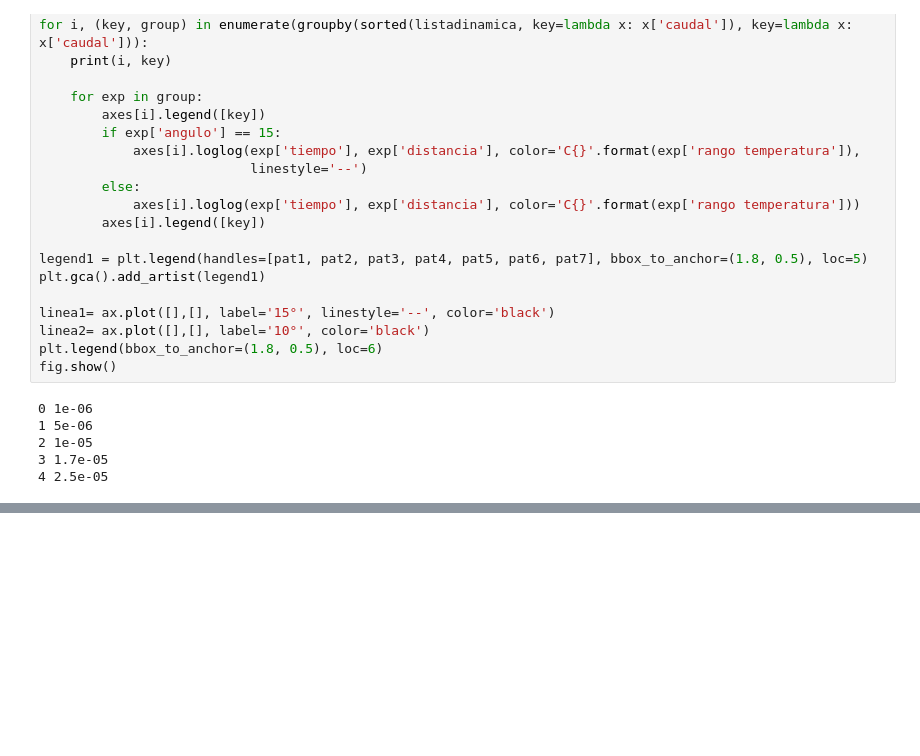
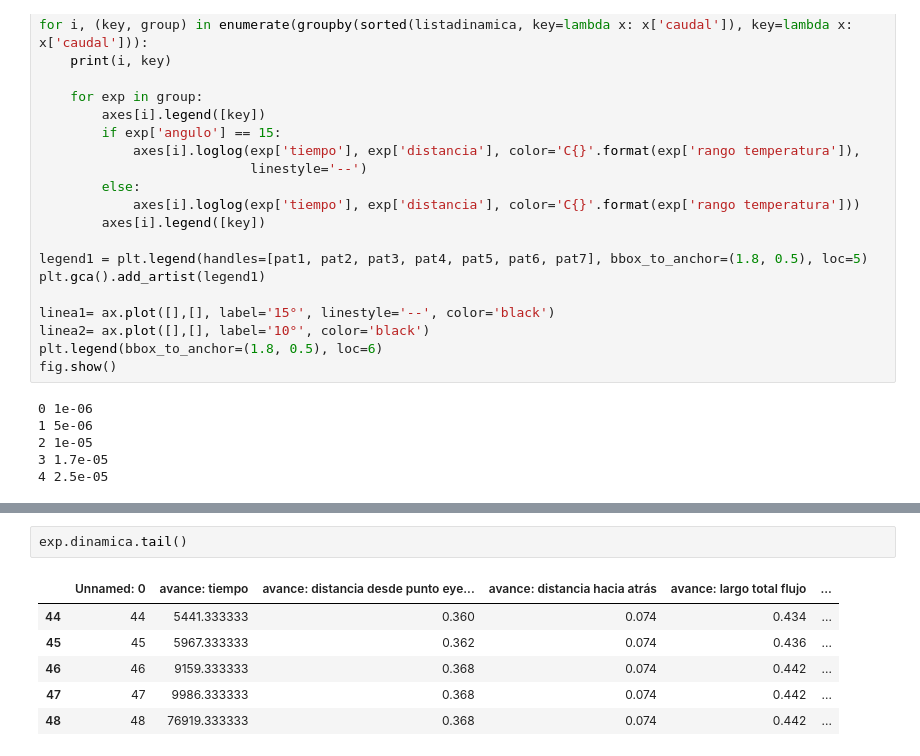
Before and after one commit to sikolio/experimentos_cvera, a Jupyter notebook: [EN USO] Graficos velocidad segun caudal, perfil final, espesor vs ancho..ipynb, the cells around one changed output, grey strips where cells are left out. Cells and saved outputs as stored; diff of their text form; blank space fills up the shorter version.

```diff
--- a/[EN USO] Graficos velocidad segun caudal, perfil final, espesor vs ancho..ipynb
+++ b/[EN USO] Graficos velocidad segun caudal, perfil final, espesor vs ancho..ipynb
@@ -343,0 +357,9 @@ fig.show()
+# %%
+exp.dinamica.tail()
+# %% [output]
+|  | Unnamed: 0 | avance: tiempo | avance: distancia desde punto eye... | avance: distancia hacia atrás | avance: largo total flujo | ... |
+| 44 | 44 | 5441.333333 | 0.360 | 0.074 | 0.434 | ... |
+| 45 | 45 | 5967.333333 | 0.362 | 0.074 | 0.436 | ... |
+| 46 | 46 | 9159.333333 | 0.368 | 0.074 | 0.442 | ... |
+| 47 | 47 | 9986.333333 | 0.368 | 0.074 | 0.442 | ... |
+| 48 | 48 | 76919.333333 | 0.368 | 0.074 | 0.442 | ... |
```
Also changed, not shown: parts of 8 cells of this notebook, 4 other files.
